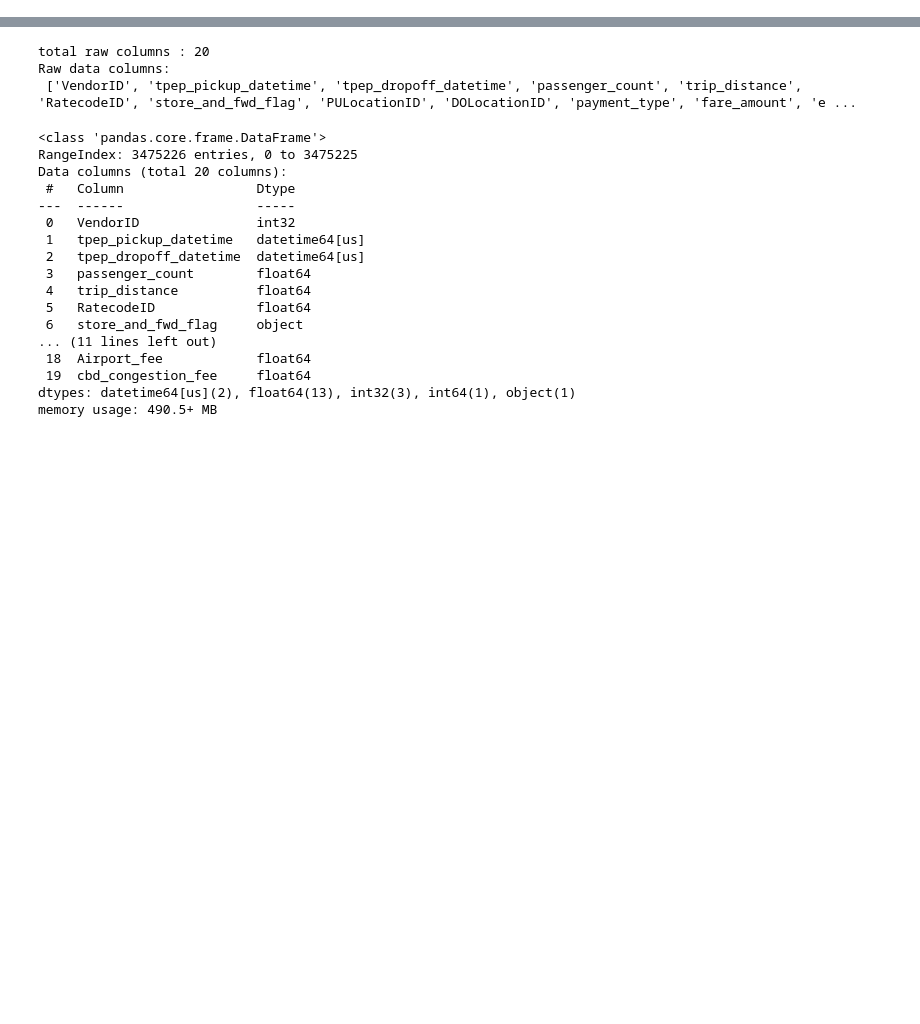
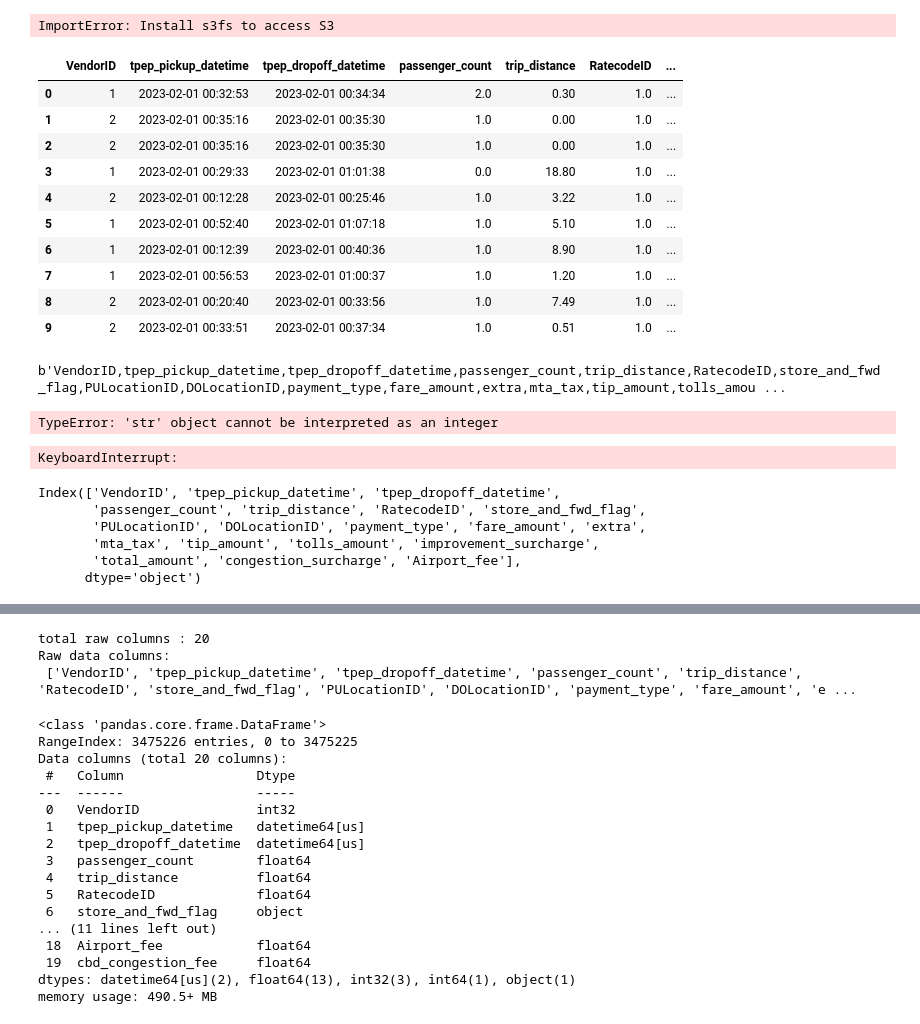
Before and after one commit to ManojKalishvaran/NYC_taxi_fair_prediction_mlops, a Jupyter notebook: notebooks/nb1.ipynb, the cells around one changed output, grey strips where cells are left out. Cells and saved outputs as stored; diff of their text form; code cells hidden in the pictures; blank space fills up the shorter version.

```diff
--- a/notebooks/nb1.ipynb
+++ b/notebooks/nb1.ipynb
@@ -0,0 +1,15 @@
+# %%
+import pandas as pd
+from dotenv import load_dotenv
+import os
+
+load_dotenv()
+os.environ["AWS_ACCESS_KEY_ID"] = os.getenv("Access_key_id")
+os.environ["AWS_SECRET_ACCESS_KEY"] = os.getenv("Secret_access_key")
+
+df = pd.read_csv("s3://nyc-taxi-mlops-processed-data/v1/yellow_tripdata_processed_v1.parquet.csv")
+# %% [output]
+ImportError: Install s3fs to access S3
+# %%
+import pandas as pd
+df = pd.read_parquet(r"d:\AWS\MLOPS\NYC_texi\NYC_taxi_fair_prediction_mlops_old\Raw_data\yellow_tripdata_2023-02.parquet")
@@ -0,0 +20,36 @@
+# %%
+df[:10]
+# %% [output]
+|  | VendorID | tpep_pickup_datetime | tpep_dropoff_datetime | passenger_count | trip_distance | RatecodeID | ... |
+| 0 | 1 | 2023-02-01 00:32:53 | 2023-02-01 00:34:34 | 2.0 | 0.30 | 1.0 | ... |
+| 1 | 2 | 2023-02-01 00:35:16 | 2023-02-01 00:35:30 | 1.0 | 0.00 | 1.0 | ... |
+| 2 | 2 | 2023-02-01 00:35:16 | 2023-02-01 00:35:30 | 1.0 | 0.00 | 1.0 | ... |
+| 3 | 1 | 2023-02-01 00:29:33 | 2023-02-01 01:01:38 | 0.0 | 18.80 | 1.0 | ... |
+| 4 | 2 | 2023-02-01 00:12:28 | 2023-02-01 00:25:46 | 1.0 | 3.22 | 1.0 | ... |
+| 5 | 1 | 2023-02-01 00:52:40 | 2023-02-01 01:07:18 | 1.0 | 5.10 | 1.0 | ... |
+| 6 | 1 | 2023-02-01 00:12:39 | 2023-02-01 00:40:36 | 1.0 | 8.90 | 1.0 | ... |
+| 7 | 1 | 2023-02-01 00:56:53 | 2023-02-01 01:00:37 | 1.0 | 1.20 | 1.0 | ... |
+| 8 | 2 | 2023-02-01 00:20:40 | 2023-02-01 00:33:56 | 1.0 | 7.49 | 1.0 | ... |
+| 9 | 2 | 2023-02-01 00:33:51 | 2023-02-01 00:37:34 | 1.0 | 0.51 | 1.0 | ... |
+# %%
+df[:10].to_csv(index=False).encode("utf-8")
+# %% [output]
+b'VendorID,tpep_pickup_datetime,tpep_dropoff_datetime,passenger_count,trip_distance,RatecodeID,store_and_fwd_flag,PULocationID,DOLocationID,payment_type,fare_amount,extra,mta_tax,tip_amount,tolls_amou ...
+# %%
+bytes(df)
+# %% [output]
+TypeError: 'str' object cannot be interpreted as an integer
+# %%
+df.to_csv(buf, index=False, encoding="utf-8")
+print(buf.getvalue())
+# %% [output]
+KeyboardInterrupt:
+# %%
+df.columns
+# %% [output]
+Index(['VendorID', 'tpep_pickup_datetime', 'tpep_dropoff_datetime',
+       'passenger_count', 'trip_distance', 'RatecodeID', 'store_and_fwd_flag',
+       'PULocationID', 'DOLocationID', 'payment_type', 'fare_amount', 'extra',
+       'mta_tax', 'tip_amount', 'tolls_amount', 'improvement_surcharge',
+       'total_amount', 'congestion_surcharge', 'Airport_fee'],
+      dtype='object')
```
Also changed, not shown: parts of 5 cells of this notebook, 14 other files.
